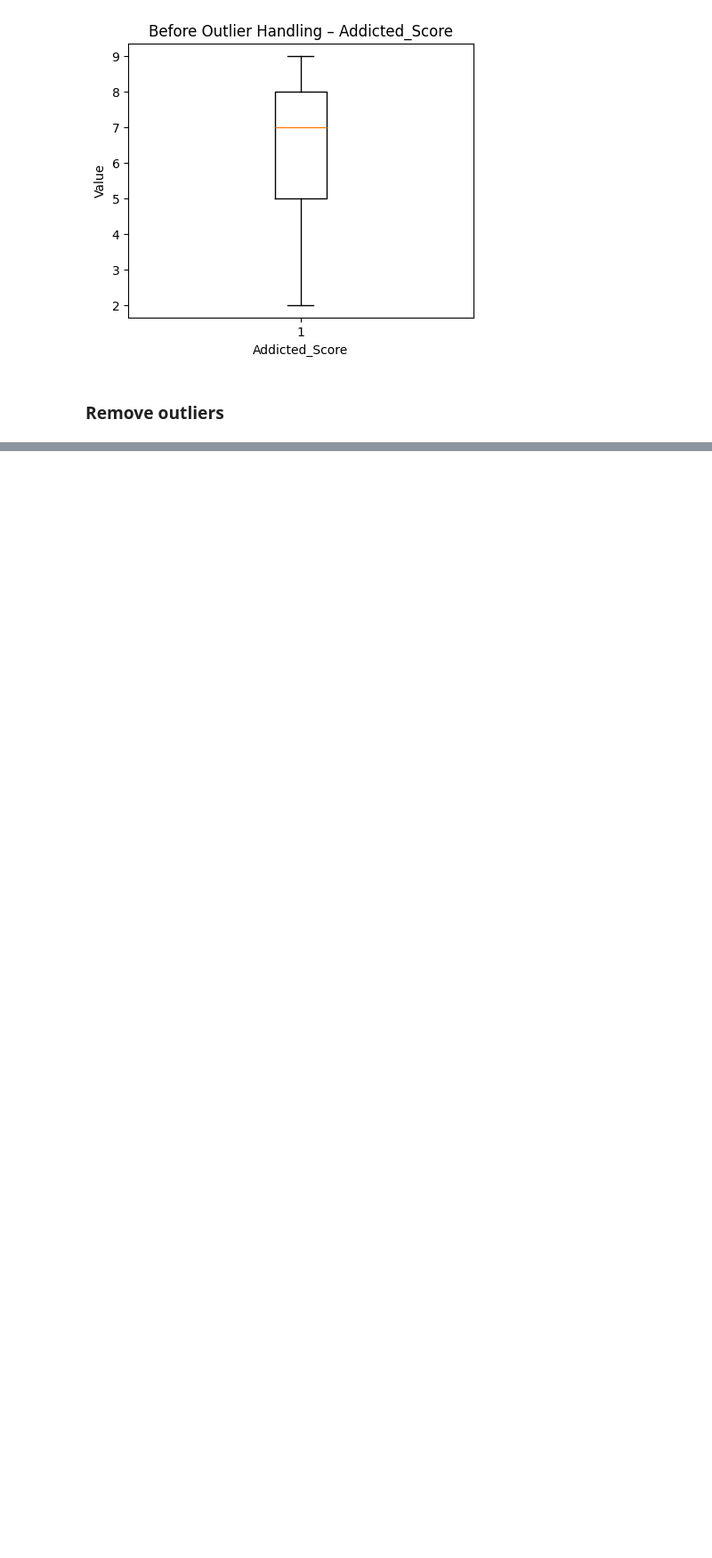
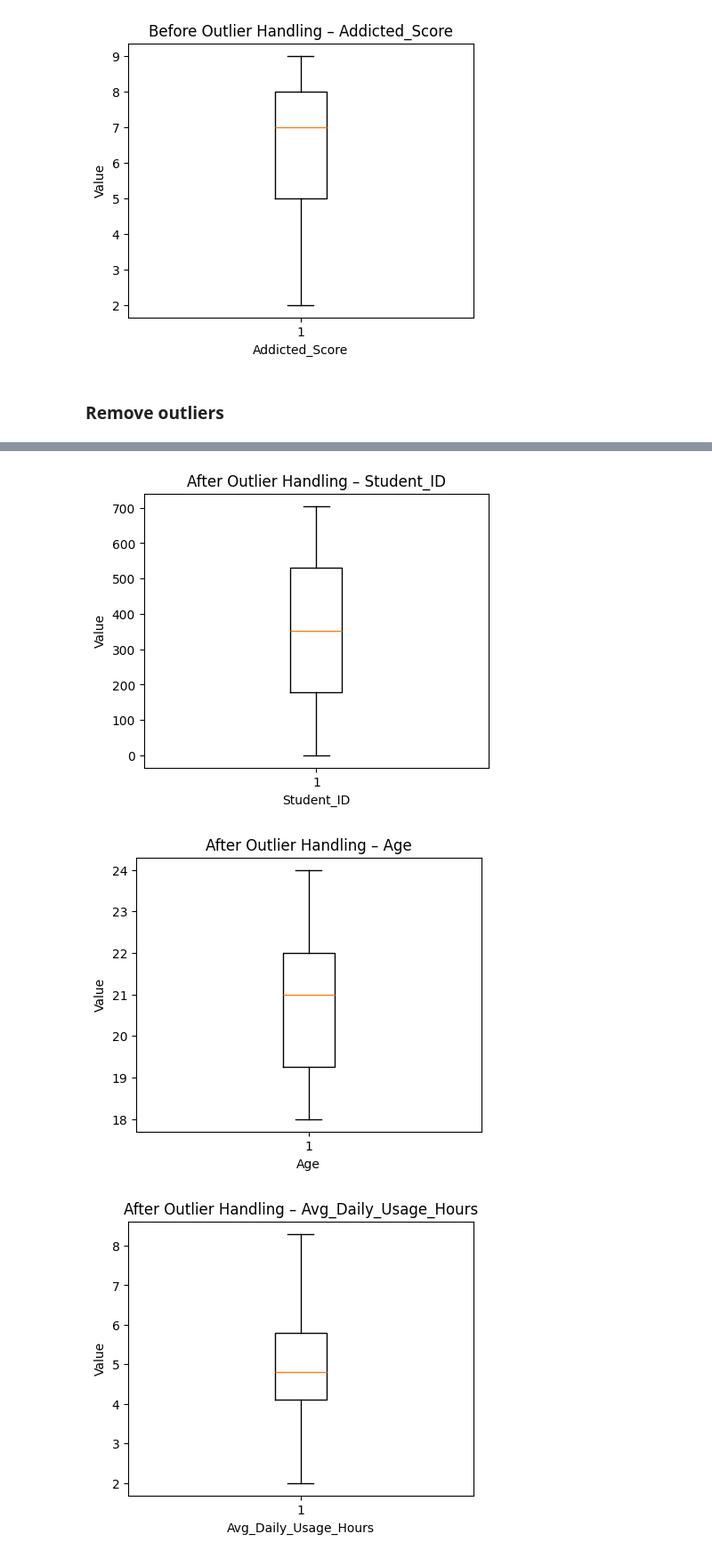
Before and after one commit to pasindu-piyumal/Student_Social_Media_Addiction, a Jupyter notebook: predict_student_social_media_addiction.ipynb, the cells around one changed output, grey strips where cells are left out. Shown at 89% size. Cells and saved outputs as stored; diff of their text form; code cells hidden in the pictures; blank space fills up the shorter version.

Commit message:
check outliers after removing them

```diff
--- a/predict_student_social_media_addiction.ipynb
+++ b/predict_student_social_media_addiction.ipynb
@@ -196,0 +199,12 @@ for column in numeric_cols:
+# %%
+for col in numeric_cols:
+    plt.figure(figsize=(5,4))
+    plt.boxplot(df[col].dropna())
+    plt.title(f"After Outlier Handling – {col}")
+    plt.xlabel(col)
+    plt.ylabel("Value")
+    plt.show()
+# %% [output]
+[figure, added]
+[figure, added]
+[figure, added]
```
Also changed, not shown: parts of 2 cells of this notebook.
